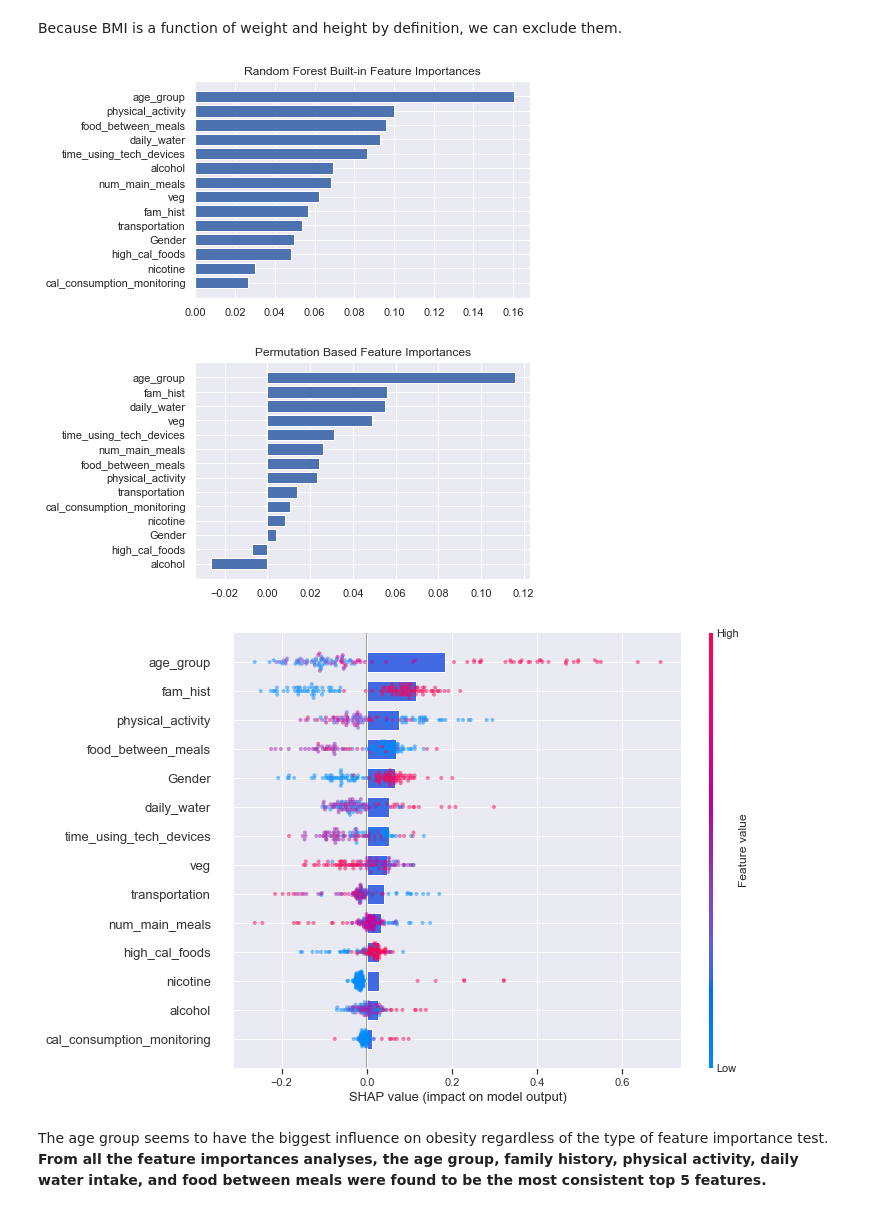
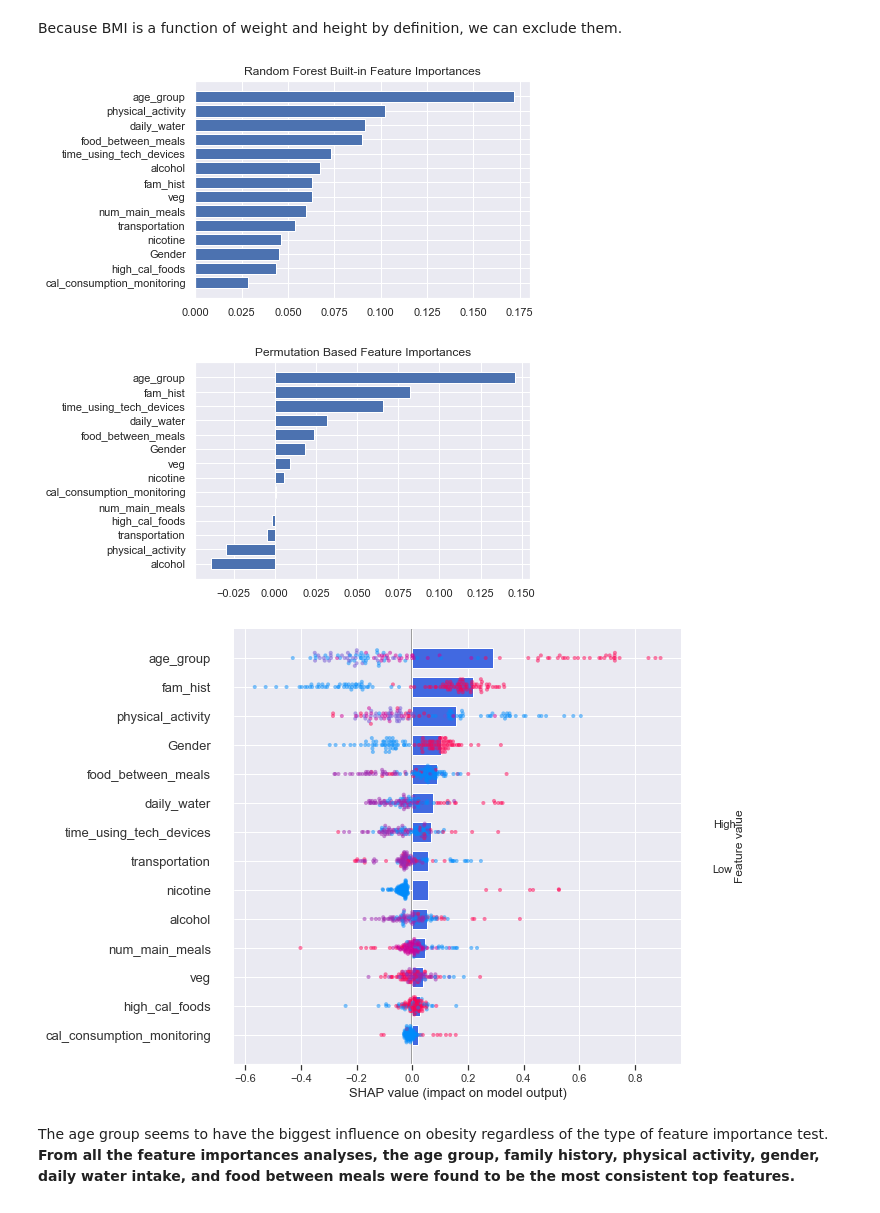
Before and after one commit to eliepark/Obesity-Prediction, a Jupyter notebook: Obesity.ipynb, the cells around one changed output. Saved outputs shown, nothing was run; the diff lists cells and outputs as text; code cells hidden in the pictures.

```diff
--- a/Obesity.ipynb
+++ b/Obesity.ipynb
@@ -836,6 +833,9 @@ for col in set(col4)-set(['Gender', 'transportation']):
 
 df['Gender']=df['Gender'].map({'Female':0., 'Male':1.})
 df['transportation']=df['transportation'].map({'Automobile':0., 'Public_Transportation':1., 'Walking':2.})
+
+dict_obesity_features={'Underweight':0., 'Normal_Weight':1., 'Overweight_Level_I':2., 'Overweight_Level_II':3., 'Obesity_Type_I':4., 'Obesity_Type_II':5., 'Obesity_Type_III':6.}
+df['new_obesity_lvl_features']=df['obesity_lvl'].map(dict_obesity_features)
 # %%
 def forest(indep, dep, kind='built-in'):
     X=df[indep]
@@ -864,16 +864,16 @@ def forest(indep, dep, kind='built-in'):
 Because BMI is a function of weight and height by definition, we can exclude them.
 # %%
 cols=['age_group']+col2+col3+col4
-forest(indep=cols, dep='new_obesity_lvl')
+forest(indep=cols, dep='new_obesity_lvl_features')
 # %% [output]
-[figure, old version]
+[figure, new version]
 # %%
-forest(indep=cols, dep='new_obesity_lvl', kind='perm')
+forest(indep=cols, dep='new_obesity_lvl_features', kind='perm')
 # %% [output]
-[figure, old version]
+[figure, new version]
 # %%
-forest(indep=cols, dep='new_obesity_lvl', kind='shap')
+forest(indep=cols, dep='new_obesity_lvl_features', kind='shap')
 # %% [output]
-[figure, old version]
+[figure, new version]
 # %% [markdown]
-The age group seems to have the biggest influence on obesity regardless of the type of feature importance test. **From all the feature importances analyses, the age group, family history, physical activity, daily water intake, and food between meals were found to be the most consistent top 5 features.**
+The age group seems to have the biggest influence on obesity regardless of the type of feature importance test. **From all the feature importances analyses, the age group, family history, physical activity, gender, daily water intake, and food between meals were found to be the most consistent top features.**
```
Also changed, not shown: parts of 51 cells of this notebook.
